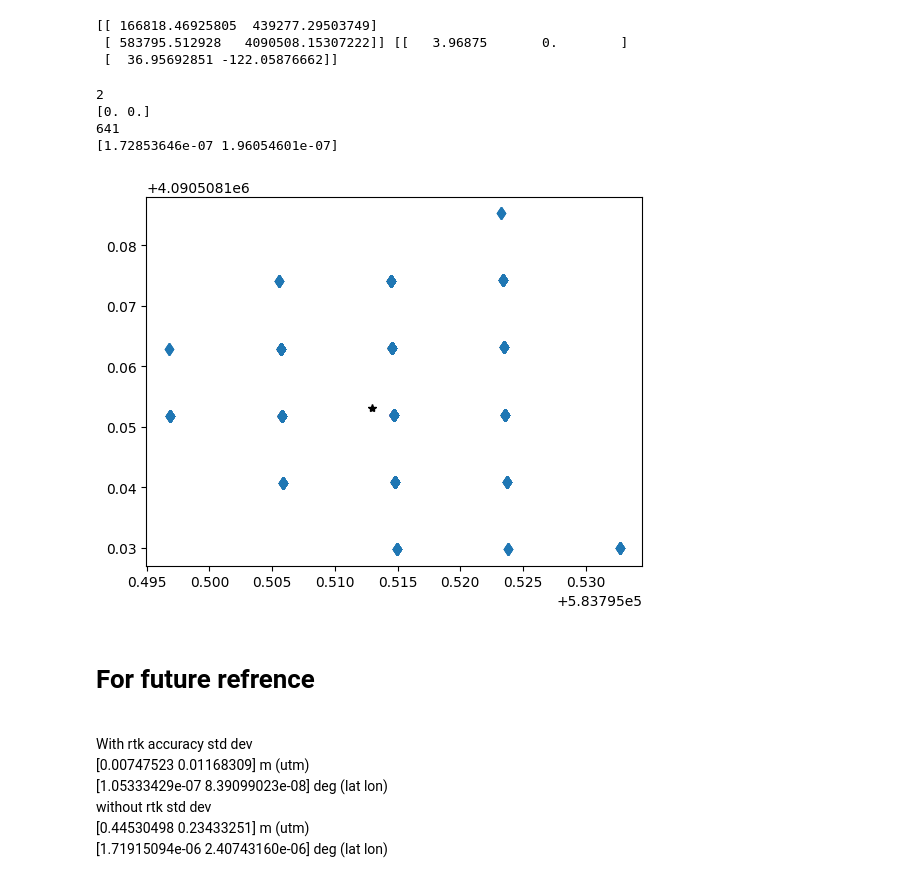
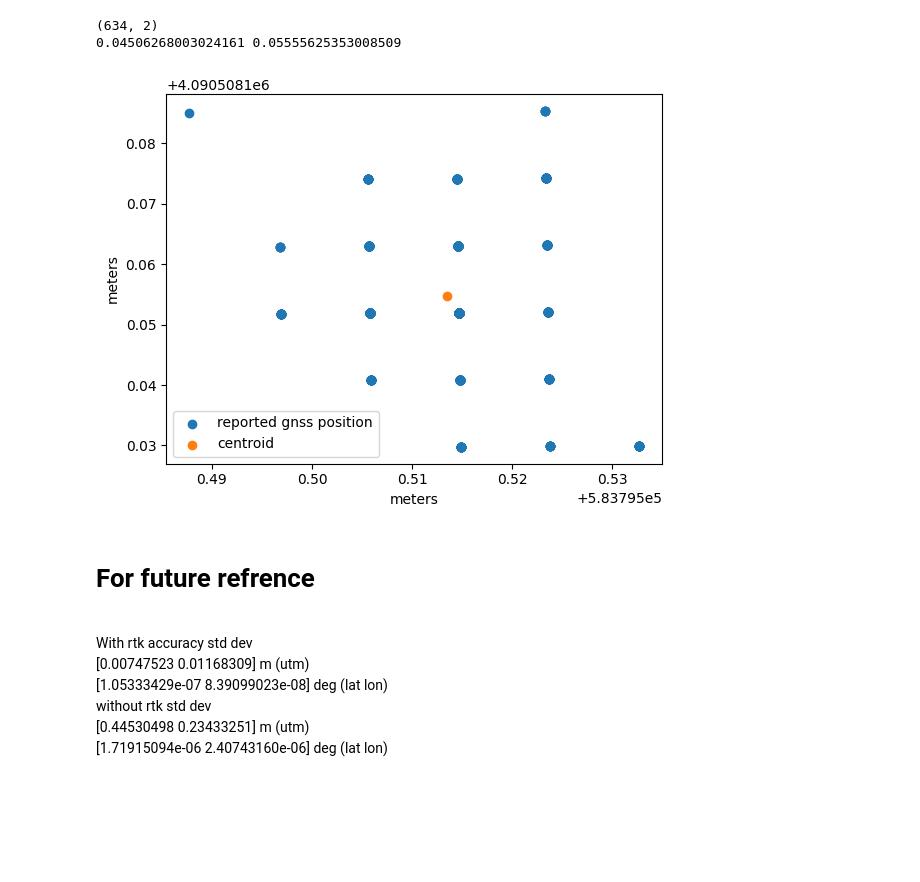
Before and after one commit to Altaffer/HARE_DatasetPipeline, a Jupyter notebook: rtk_investigate.ipynb, the cells around one changed output. Cells and saved outputs as stored; diff of their text form; code cells hidden in the pictures; blank space fills up the shorter version.

```diff
--- a/rtk_investigate.ipynb
+++ b/rtk_investigate.ipynb
@@ -37,45 +23,38 @@ plt.scatter(x[first:], y[first:])
-# %%
-import numpy as np
-from scipy.cluster.vq import kmeans2
-ax = np.asarray(proc_click)
-ar = np.asarray(raw)
-centroid, label = kmeans2(ax, 2, minit='points')
-c2, l2 = kmeans2(ar, 2, minit='points')
-
-print(centroid, c2)
-# %% [output]
-[[ 166818.46925805  439277.29503749]
- [ 583795.512928   4090508.15307222]] [[   3.96875       0.        ]
- [  36.95692851 -122.05876662]]
-# %%
-w0 = ax[label == 0]
-print(len(w0))
-print(np.std(w0, axis=0))
-w1 = ax[label == 1]
-print(len(w1)) # there are 2 erroneous measurments
-# w2 = ar[l2 == 0]
-# print(len(w2))
-w3 = ar[l2 == 1]
-magic_cm = 1e7
-print(np.std(w3, axis=0))
-
-start = 11
-
-
-# plt.plot(w0[start:,0], w0[start:, 1], 'o', alpha=0.75, label='cluster 0')
-plt.plot(w1[start:,0], w1[start:, 1], 'd', alpha=0.75, label='cluster 1')
-# plt.plot(w2[:,0], w2[:, 1], 's', alpha=0.75, label='c2 0')
-# plt.plot(w3[:,0], w3[:, 1], 'o', alpha=0.75, label='c2 1')
-plt.plot(centroid[1,0], centroid[1, 1], 'k*', alpha=1, label='centroids')
-# plt.plot(c2[1,0], c2[1, 1], 'k*', alpha=1, label='c2')
-# plt.axis('equal')
-plt.show()
-# %% [output]
-2
-[0. 0.]
-641
-[1.72853646e-07 1.96054601e-07]
-[figure, removed]
+# %%
+import matplotlib.pyplot as plt
+import numpy as np
+
+def reject_outliers(data, m=2):
+    return data[abs(data[:,0] - np.mean(data[:,0])) < m * np.std(data[:,0])]
+
+proc_click = [np.asarray(p) for p in proc_click if p[1] > 4.090508e6]
+
+# print(proc_click)
+proc_filered = np.asarray(proc_click.copy())
+# print(proc_filered)
+proc_filered = reject_outliers(proc_filered)
+
+
+# x = list(list(zip(*proc_click))[0])
+# y = list(list(zip(*proc_click))[1])
+print(proc_filered.shape)
+first = 0
+# print(x, y)
+
+plt.scatter(proc_filered[:,0], proc_filered[:,1], label='reported gnss position')
+center = np.array([np.mean(proc_filered[:,0]), np.mean(proc_filered[:,1])])
+plt.scatter(center[0], center[1], label='centroid')
+plt.xlabel('meters')
+plt.ylabel('meters')
+plt.legend(loc='lower left')
+
+x_scale = proc_filered[:,0].max() - proc_filered[:,0].min()
+y_scale = proc_filered[:,1].max() - proc_filered[:,1].min()
+print(x_scale, y_scale)
+# %% [output]
+(634, 2)
+0.04506268003024161 0.05555625353008509
+[figure, added]
 # %% [markdown]
 <h1>For future refrence</h1><br />
 With rtk accuracy std dev<br />
```
Also changed, not shown: parts of 7 cells of this notebook, 6 other files.
